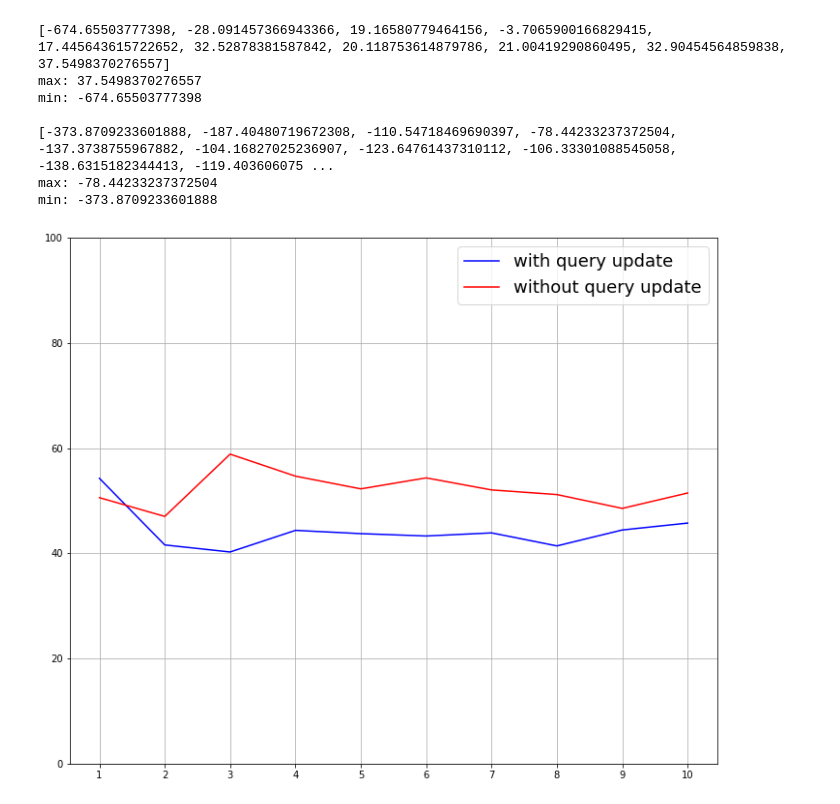
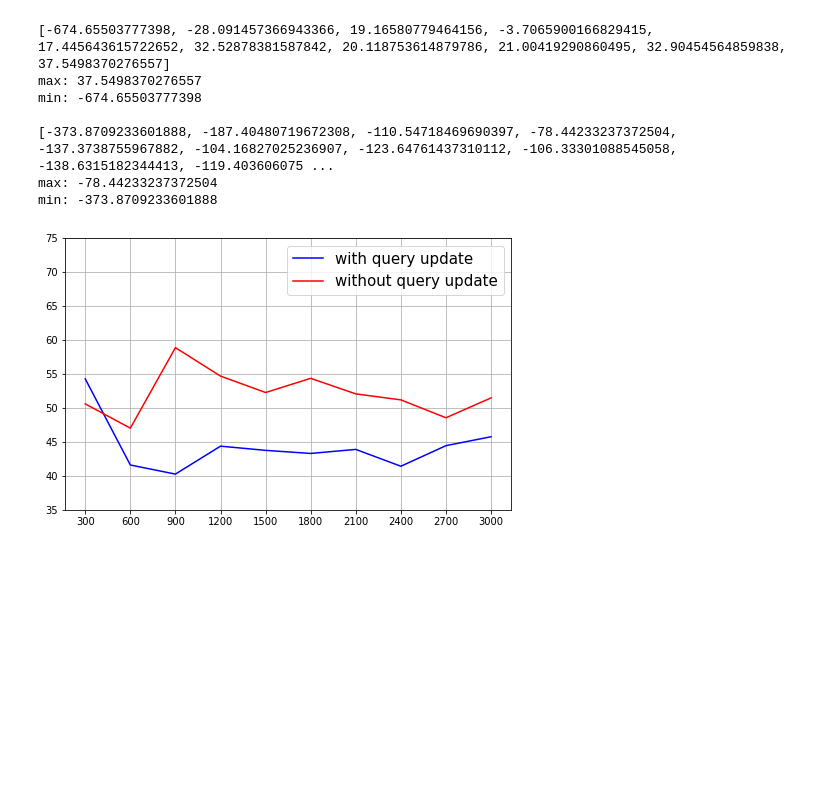
Before and after one commit to takitaki7474/m2-research-prototype, a Jupyter notebook: notebook/proposal/eval/eval1-2.ipynb, the cells around one changed output. Saved outputs shown, nothing was run; the diff lists cells and outputs as text; code cells hidden in the pictures; blank space fills up the shorter version.

Commit message:
Update graph

```diff
--- a/notebook/proposal/eval/eval1-2.ipynb
+++ b/notebook/proposal/eval/eval1-2.ipynb
@@ -48,14 +48,14 @@ max: -78.44233237372504
 min: -373.8709233601888
 # %%
 # 訓練誤差収束速度の比較
-plt.figure(figsize=(12,10))
-plt.ylim(0, 100)
-plt.xticks(range(1,11), range(1,11))
+plt.figure(figsize=(8,5))
+plt.ylim(35, 75)
+plt.xticks(range(1,11), range(300, 300*10+1, 300))
 plt.plot(range(1,11), train_err_speeds1,  color="blue", label="with query update")
 plt.plot(range(1,11), train_err_speeds2, color="red", label="without query update")
-plt.legend(fontsize=18)
+plt.legend(fontsize=15)
 plt.grid(True)
 # %% [output]
-[figure, old version]
+[figure, new version]
 # %%
 # 汎化誤差収束速度の比較
```
Also changed, not shown: parts of 1 cell of this notebook.
